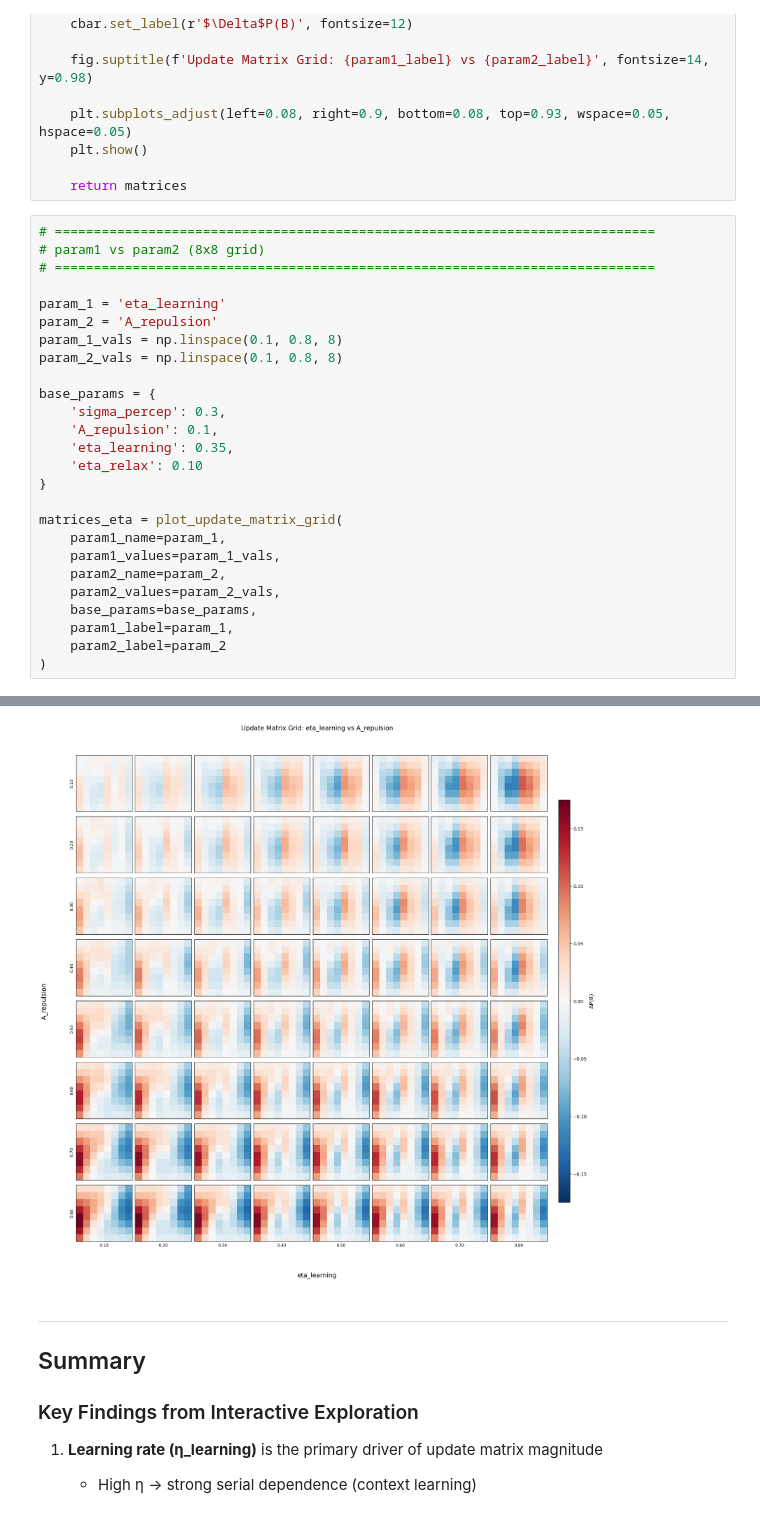
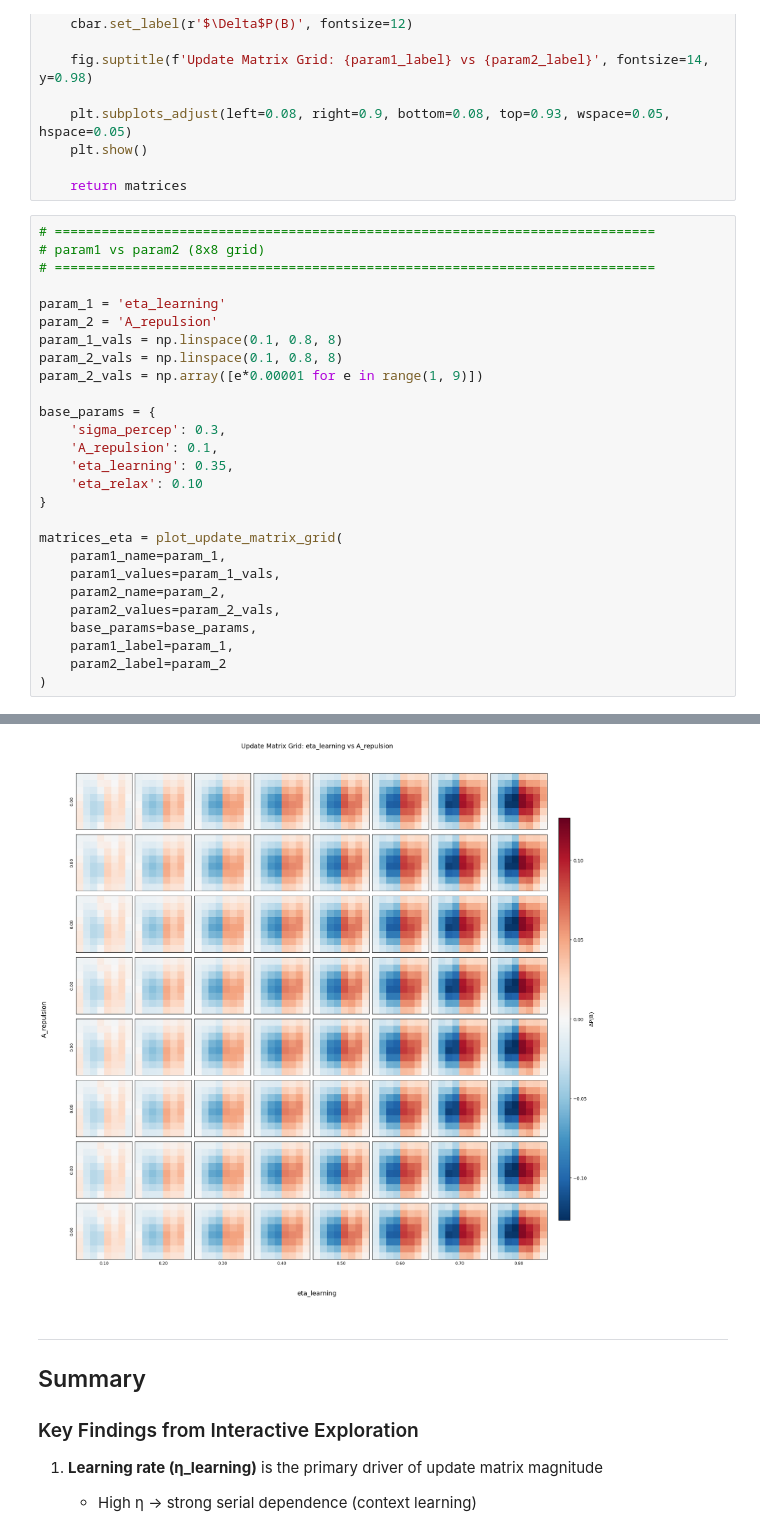
Before and after one commit to serkanshentyurk/sound_categorisation, a Jupyter notebook: 0_BE_interactive_update_matrix_explorer.ipynb, the cells around one changed output, grey strips where cells are left out. Saved outputs shown, nothing was run; the diff lists cells and outputs as text.

```diff
--- a/2.BE_interactive_update_matrix_explorer.ipynb
+++ b/0_BE_interactive_update_matrix_explorer.ipynb
@@ -662,6 +662,7 @@ param_1 = 'eta_learning'
 param_2 = 'A_repulsion'
 param_1_vals = np.linspace(0.1, 0.8, 8)
 param_2_vals = np.linspace(0.1, 0.8, 8)
+param_2_vals = np.array([e*0.00001 for e in range(1, 9)])
 
 base_params = {
 	'sigma_percep': 0.3,
@@ -686,13 +687,13 @@ Computing 8x8 = 64 update matrices...
 
 Progress: 8/64 (12%)
 Progress: 16/64 (25%)
 Progress: 24/64 (38%)
 Progress: 32/64 (50%)
 Progress: 40/64 (62%)
 Progress: 48/64 (75%)
 Progress: 56/64 (88%)
 Progress: 64/64 (100%)
-[figure, old version]
+[figure, new version]
 # %% [markdown]
 ---
 
```
Also changed, not shown: parts of 1 cell of this notebook, 24 other files.
